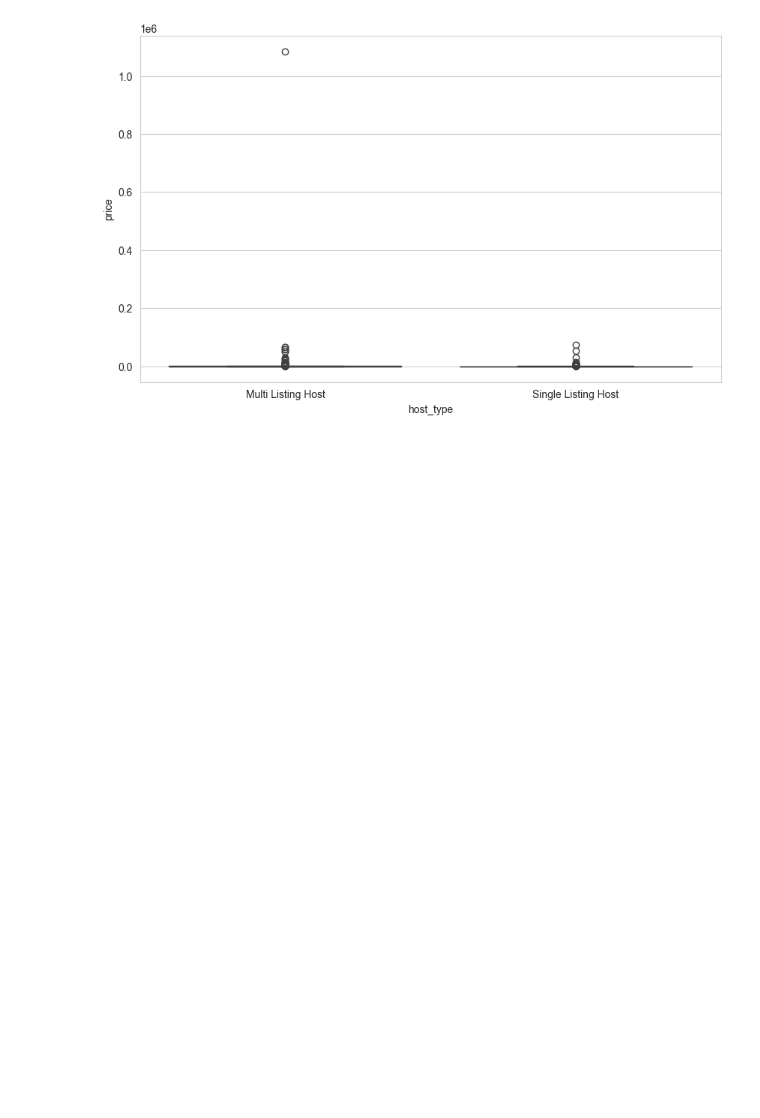
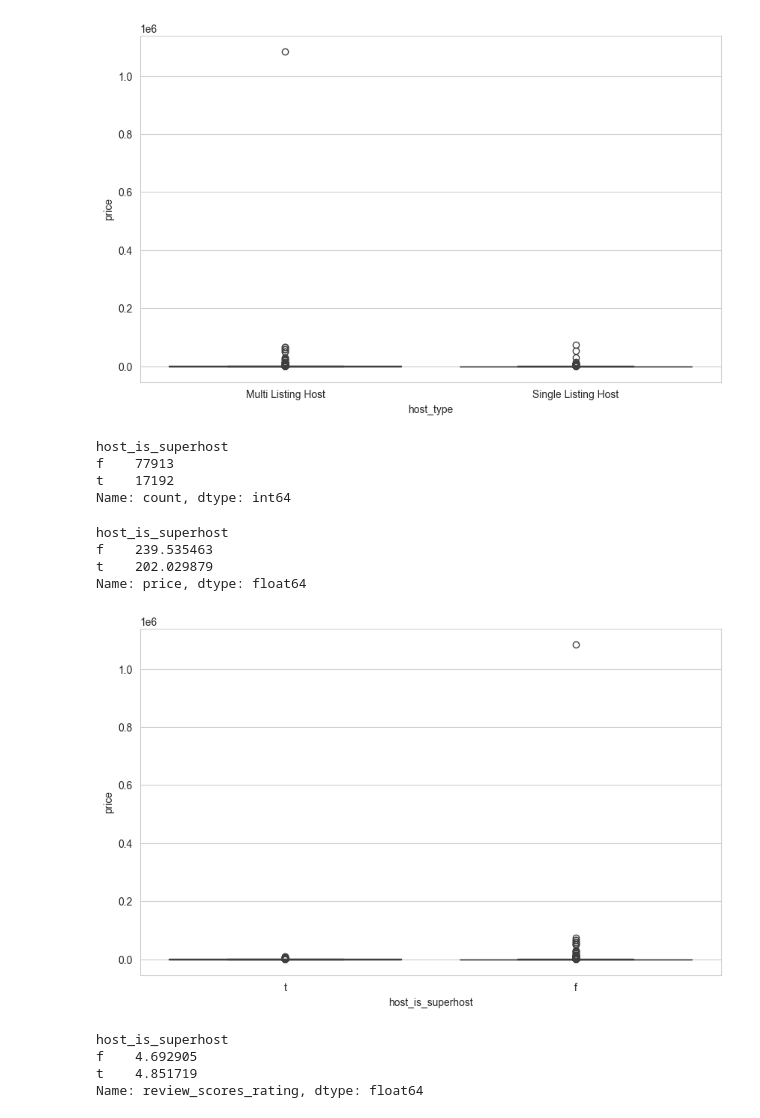
Before and after one commit to FathimaNafra/airbnb-data-engineering-project, a Jupyter notebook: notebooks/eda.ipynb, the cells around one changed output. Drawn from its saved outputs; the diff is of its cells as text; code cells hidden in the pictures; blank space fills up the shorter version.

Commit message:
Analyze superhost performance

```diff
--- a/notebooks/eda.ipynb
+++ b/notebooks/eda.ipynb
@@ -537,3 +537,47 @@ sns.boxplot(
 plt.show()
 # %% [output]
 [figure]
+# %%
+#4.4.3 Superhost Analysis
+master["host_is_superhost"].value_counts()
+# %% [output]
+host_is_superhost
+f    77913
+t    17192
+Name: count, dtype: int64
+# %%
+#Average Price
+master.groupby(
+    "host_is_superhost"
+)[
+    "price"
+].mean()
+# %% [output]
+host_is_superhost
+f    239.535463
+t    202.029879
+Name: price, dtype: float64
+# %%
+plt.figure(figsize=(10,6))
+
+sns.boxplot(
+    data=master,
+    x="host_is_superhost",
+    y="price"
+)
+
+plt.show()
+# %% [output]
+[figure, added]
+# %%
+#Review Score Comparison
+master.groupby(
+    "host_is_superhost"
+)[
+    "review_scores_rating"
+].mean()
+# %% [output]
+host_is_superhost
+f    4.692905
+t    4.851719
+Name: review_scores_rating, dtype: float64
```
Also changed, not shown: parts of 1 cell of this notebook.
